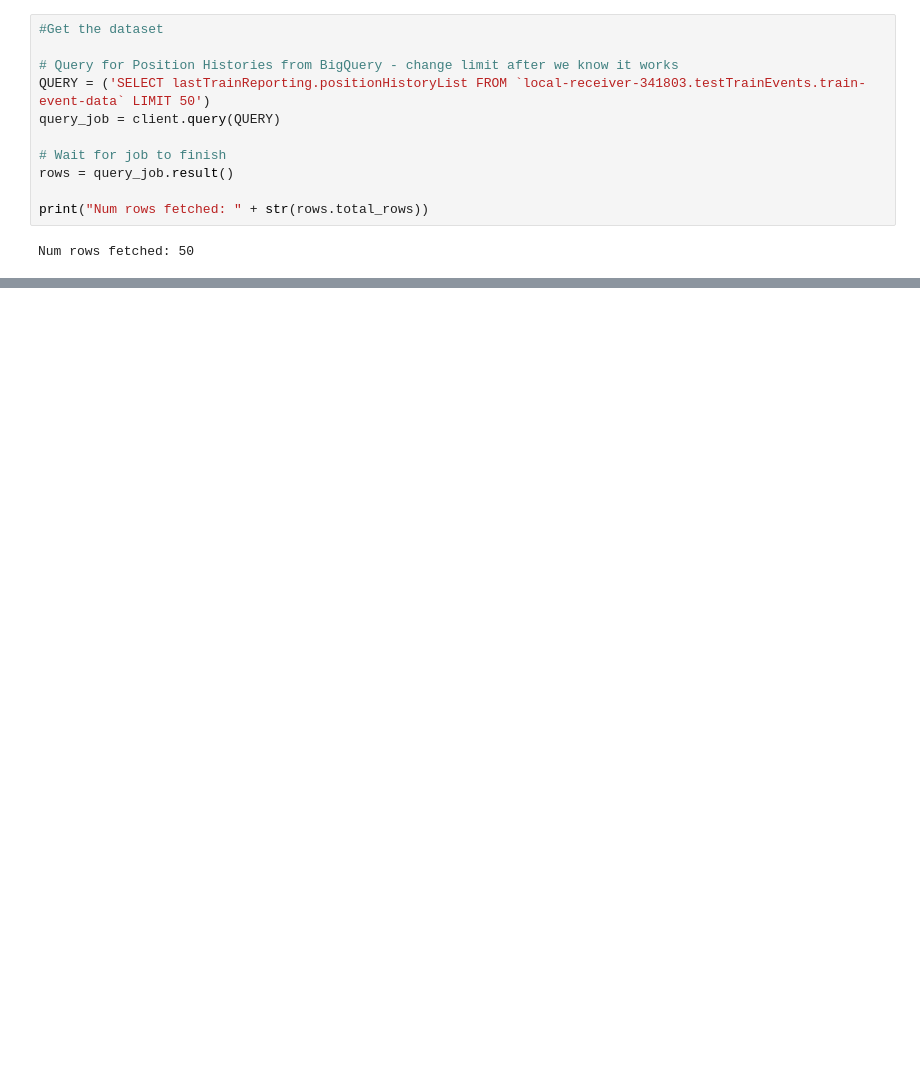
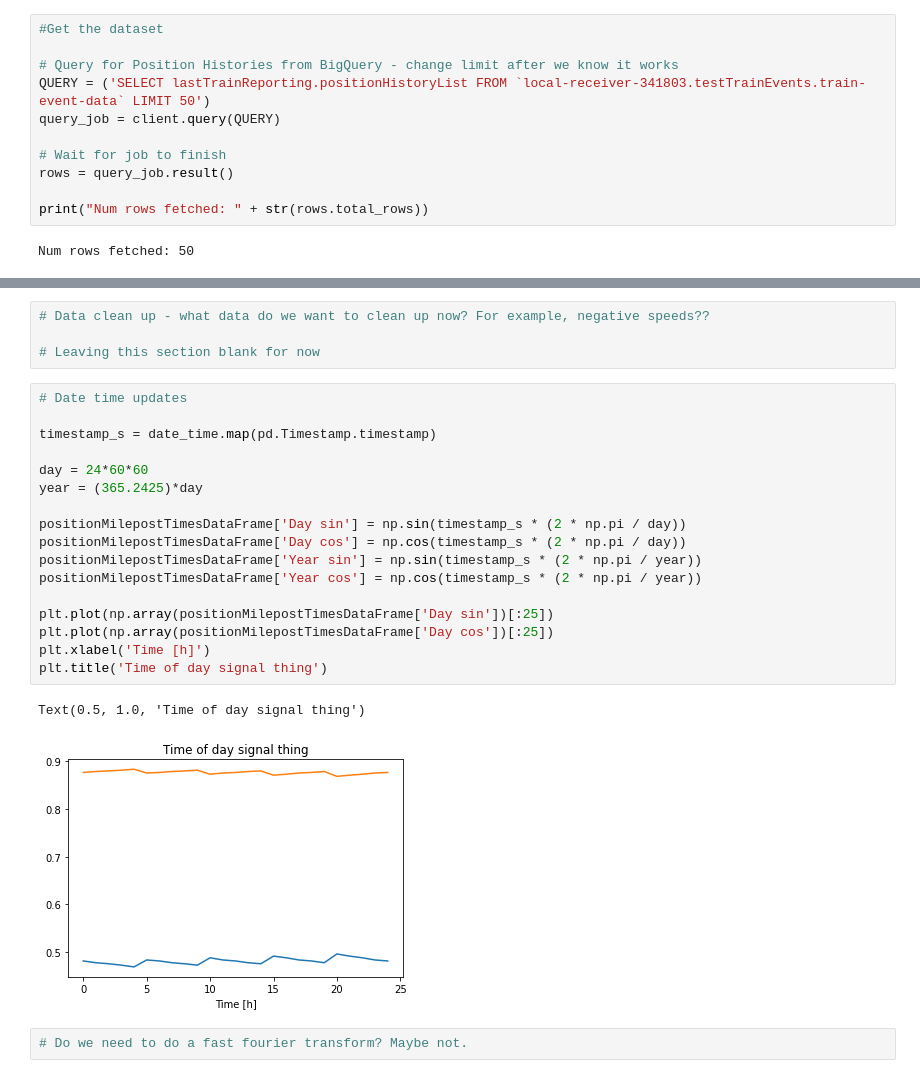
Before and after one commit to uno-amullinnix/train-position-model, a Jupyter notebook: notebooks/TimeSeriesForecasting.ipynb, the cells around one changed output, grey strips where cells are left out. Drawn from its saved outputs; the diff is of its cells as text; blank space fills up the shorter version.

```diff
--- a/notebooks/TimeSeriesForecasting.ipynb
+++ b/notebooks/TimeSeriesForecasting.ipynb
@@ -81,0 +122,26 @@ positionMilepostTimesDataFrame.head()
+# %%
+# Data clean up - what data do we want to clean up now? For example, negative speeds??
+
+# Leaving this section blank for now
+# %%
+# Date time updates
+
+timestamp_s = date_time.map(pd.Timestamp.timestamp)
+
+day = 24*60*60
+year = (365.2425)*day
+
+positionMilepostTimesDataFrame['Day sin'] = np.sin(timestamp_s * (2 * np.pi / day))
+positionMilepostTimesDataFrame['Day cos'] = np.cos(timestamp_s * (2 * np.pi / day))
+positionMilepostTimesDataFrame['Year sin'] = np.sin(timestamp_s * (2 * np.pi / year))
+positionMilepostTimesDataFrame['Year cos'] = np.cos(timestamp_s * (2 * np.pi / year))
+
+plt.plot(np.array(positionMilepostTimesDataFrame['Day sin'])[:25])
+plt.plot(np.array(positionMilepostTimesDataFrame['Day cos'])[:25])
+plt.xlabel('Time [h]')
+plt.title('Time of day signal thing')
+# %% [output]
+Text(0.5, 1.0, 'Time of day signal thing')
+[figure, added]
+# %%
+# Do we need to do a fast fourier transform? Maybe not.
```
Also changed, not shown: parts of 9 cells of this notebook.
